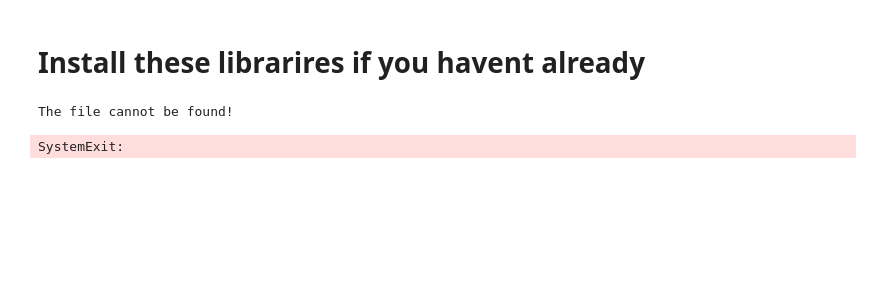
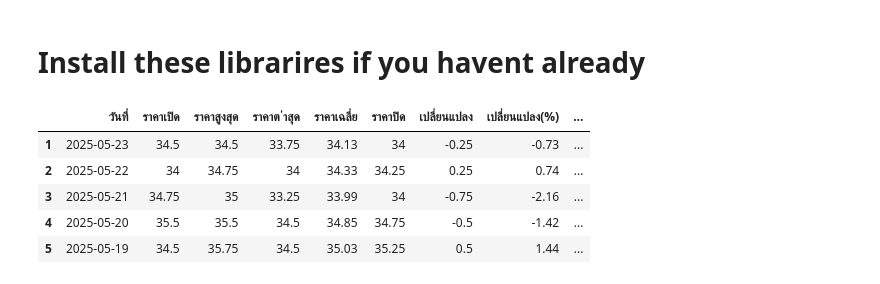
Before and after one commit to NETtoSan/Project-494, a Jupyter notebook: project.ipynb, the cells around one changed output. Cells and saved outputs as stored; diff of their text form; code cells hidden in the pictures; blank space fills up the shorter version.

```diff
--- a/project.ipynb
+++ b/project.ipynb
@@ -7,35 +7,39 @@ import sys
 import pandas as pd
 
 try:
-    df = pd.read_excel("KBANK-SET-9May2025-6M.xlsx", sheet_name="KBANK", skiprows=1)
+    df = pd.read_excel("Stocks.xlsx", sheet_name="Stocks", skiprows=1)
 except FileNotFoundError:
     print("The file cannot be found!")
     sys.exit()
 
 df.columns = [
 "วันที่", "ราคาเปิด", "ราคาสูงสุด", "ราคาต ่าสุด", "ราคาเฉลี่ย", "ราคาปิด",
 "เปลี่ยนแปลง", "เปลี่ยนแปลง(%)", "ปริมาณ(พันหุ้น)", "มูลค่า(ล้านบาท)",
 "SET Index", "SET เปลี่ยนแปลง(%)"
 ]
 thai_months = {
 "ม.ค.": "01", "ก.พ.": "02", "มี.ค.": "03", "เม.ย.": "04",
 "พ.ค.": "05", "มิ.ย.": "06", "ก.ค.": "07", "ส.ค.": "08",
 "ก.ย.": "09", "ต.ค.": "10", "พ.ย.": "11", "ธ.ค.": "12"
 }
 def convert_thai_date(thai_date_str):
     for th, num in thai_months.items():
         if th in thai_date_str:
             day, month_th, year_th = thai_date_str.replace(",", "").split()
             month = thai_months[month_th]
             year = int(year_th) - 543
             return f"{year}-{month}-{int(day):02d}"
     return None
 
 df = df[~df["วันที่"].isna() & ~df["วันที่"].str.contains("วันที่")]
 df["วันที่"] = df["วันที่"].apply(convert_thai_date)
 df["วันที่"] = pd.to_datetime(df["วันที่"])
 df = df.dropna()
 df.head(5)
 # %% [output]
-The file cannot be found!
-SystemExit:
+|  | วันที่ | ราคาเปิด | ราคาสูงสุด | ราคาต ่าสุด | ราคาเฉลี่ย | ราคาปิด | เปลี่ยนแปลง | เปลี่ยนแปลง(%) | ... |
+| 1 | 2025-05-23 | 34.5 | 34.5 | 33.75 | 34.13 | 34 | -0.25 | -0.73 | ... |
+| 2 | 2025-05-22 | 34 | 34.75 | 34 | 34.33 | 34.25 | 0.25 | 0.74 | ... |
+| 3 | 2025-05-21 | 34.75 | 35 | 33.25 | 33.99 | 34 | -0.75 | -2.16 | ... |
+| 4 | 2025-05-20 | 35.5 | 35.5 | 34.5 | 34.85 | 34.75 | -0.5 | -1.42 | ... |
+| 5 | 2025-05-19 | 34.5 | 35.75 | 34.5 | 35.03 | 35.25 | 0.5 | 1.44 | ... |
```
Also changed, not shown: parts of 2 cells of this notebook, 2 other files.
